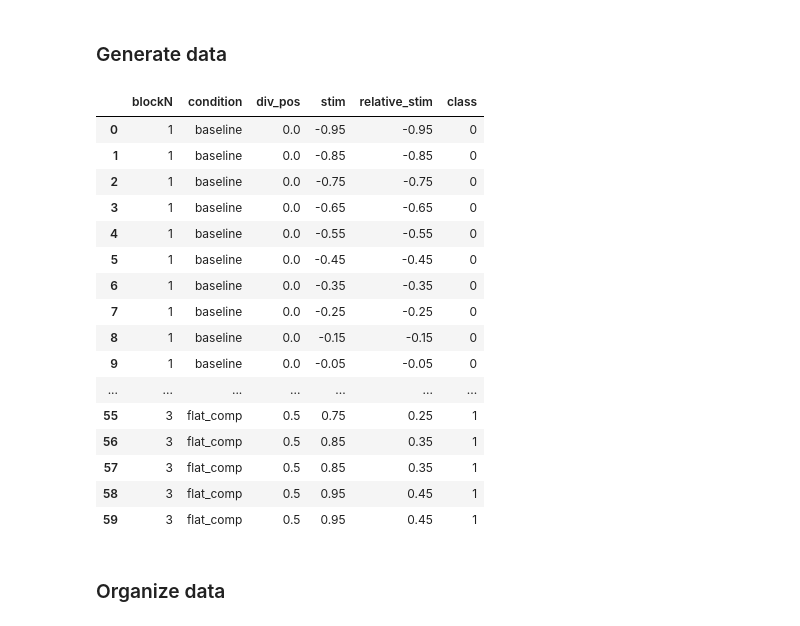
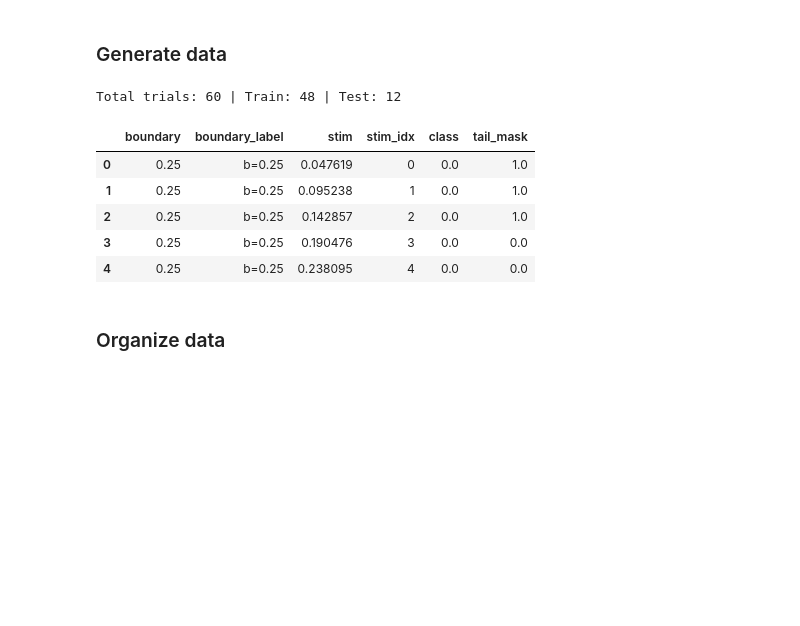
Before and after one commit to siyer7/asymmetry_design, a Jupyter notebook: code/python/NN.ipynb, the cells around one changed output. Saved outputs shown, nothing was run; the diff lists cells and outputs as text; code cells hidden in the pictures; blank space fills up the shorter version.

```diff
--- a/code/python/NN.ipynb
+++ b/code/python/NN.ipynb
@@ -13,39 +81,41 @@ def normalize_vector(vec): return vec/.4
 # %% [markdown]
 ### Generate data
-# %%
-data = pd.read_csv('../../data/trials_patients.csv')[:120][::2].reset_index(drop=True)
-
-# convert stim to be between -1 and 1
-data['stim'] = normalize_vector(data['stim_pos'])
-
-# map condition to div_pos
-condition_to_div_pos = {'baseline': 0, 'curv_comp': -0.5, 'flat_comp': 0.5}
-data['div_pos'] = data['condition'].map(condition_to_div_pos)
-
-# creater relative_stim = stim - div_pos
-data['relative_stim'] = data['stim'] - data['div_pos']
-
-# convert shape col to binary (0 for curv, 1 for flat)
-data['class'] = data['shape'].apply(lambda x: 0 if x == 'curv' else 1)
-
-data[['blockN', 'condition', 'div_pos', 'stim', 'relative_stim', 'class']]
-# %% [output]
-|  | blockN | condition | div_pos | stim | relative_stim | class |
-| 0 | 1 | baseline | 0.0 | -0.95 | -0.95 | 0 |
-| 1 | 1 | baseline | 0.0 | -0.85 | -0.85 | 0 |
-| 2 | 1 | baseline | 0.0 | -0.75 | -0.75 | 0 |
-| 3 | 1 | baseline | 0.0 | -0.65 | -0.65 | 0 |
-| 4 | 1 | baseline | 0.0 | -0.55 | -0.55 | 0 |
-| 5 | 1 | baseline | 0.0 | -0.45 | -0.45 | 0 |
-| 6 | 1 | baseline | 0.0 | -0.35 | -0.35 | 0 |
-| 7 | 1 | baseline | 0.0 | -0.25 | -0.25 | 0 |
-| 8 | 1 | baseline | 0.0 | -0.15 | -0.15 | 0 |
-| 9 | 1 | baseline | 0.0 | -0.05 | -0.05 | 0 |
-| ... | ... | ... | ... | ... | ... | ... |
-| 55 | 3 | flat_comp | 0.5 | 0.75 | 0.25 | 1 |
-| 56 | 3 | flat_comp | 0.5 | 0.85 | 0.35 | 1 |
-| 57 | 3 | flat_comp | 0.5 | 0.85 | 0.35 | 1 |
-| 58 | 3 | flat_comp | 0.5 | 0.95 | 0.45 | 1 |
-| 59 | 3 | flat_comp | 0.5 | 0.95 | 0.45 | 1 |
+# %%
+# config
+n_stim = 20
+boundaries = (0.25, 0.5, 0.75)
+n_nets = 30
+
+# loss weights (descending priority)
+class_wt = 1.0
+stim_wt = 0.30
+bound_wt = 0.15
+tail_wt = 0.10
+
+tail_eps = 0.15
+use_train_test_split = True
+test_frac = 0.20
+base_seed = 20260302
+
+# generate 60 unique trials
+trials_df = make_trials(n_stim=n_stim, boundaries=boundaries, tail_eps=tail_eps)
+assert len(trials_df) == 60
+
+if use_train_test_split:
+    train_df, test_df = split_train_test(trials_df, test_frac=test_frac, seed=base_seed)
+else:
+    train_df = trials_df.copy()
+    test_df = trials_df.copy()
+
+print(f'Total trials: {len(trials_df)} | Train: {len(train_df)} | Test: {len(test_df)}')
+trials_df.head()
+# %% [output]
+Total trials: 60 | Train: 48 | Test: 12
+|  | boundary | boundary_label | stim | stim_idx | class | tail_mask |
+| 0 | 0.25 | b=0.25 | 0.047619 | 0 | 0.0 | 1.0 |
+| 1 | 0.25 | b=0.25 | 0.095238 | 1 | 0.0 | 1.0 |
+| 2 | 0.25 | b=0.25 | 0.142857 | 2 | 0.0 | 1.0 |
+| 3 | 0.25 | b=0.25 | 0.190476 | 3 | 0.0 | 0.0 |
+| 4 | 0.25 | b=0.25 | 0.238095 | 4 | 0.0 | 0.0 |
 # %% [markdown]
 ### Organize data
```
Also changed, not shown: parts of 17 cells of this notebook, 1 other file.
